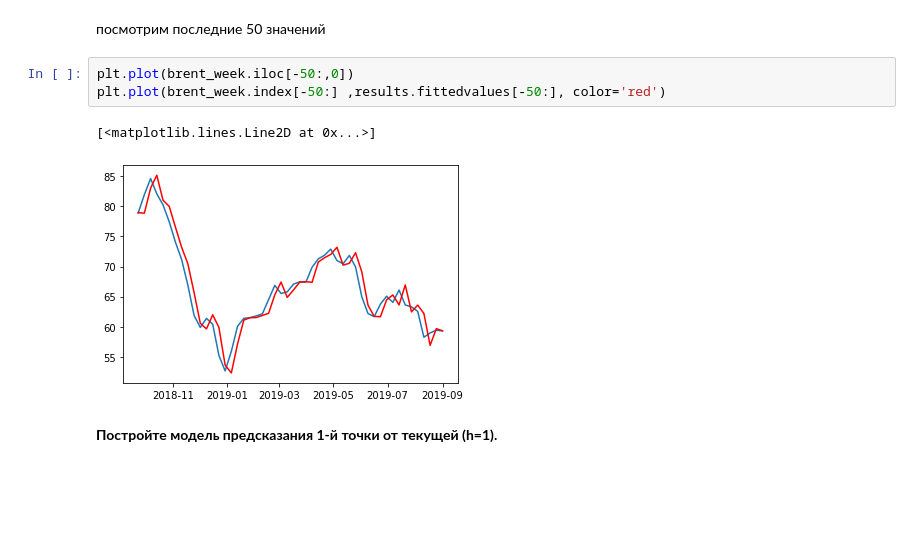
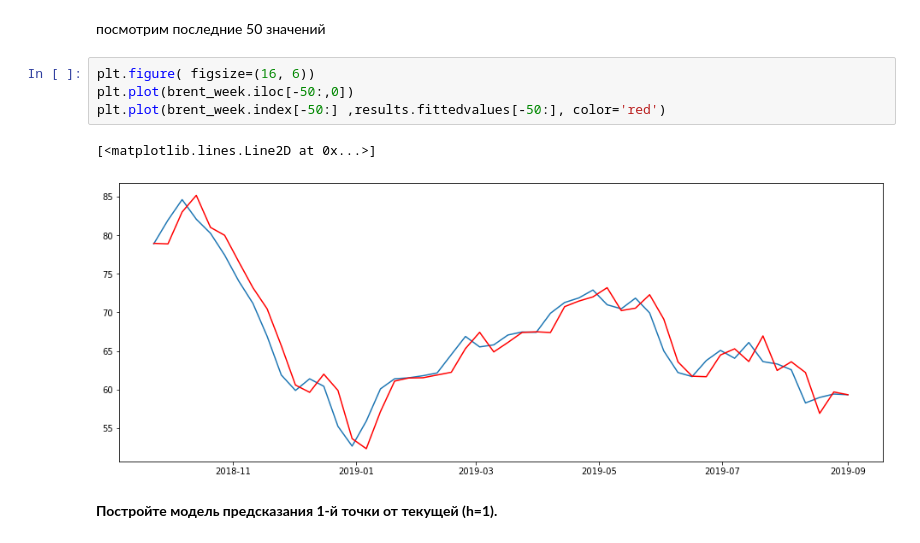
Before and after one commit to aldalinde/Time_series, a Jupyter notebook: lesson_05.ipynb, the cells around one changed output. Saved outputs shown, nothing was run; the diff lists cells and outputs as text; blank space fills up the shorter version.

```diff
--- a/lesson_05.ipynb
+++ b/lesson_05.ipynb
@@ -324,11 +321,12 @@ mape_arima
 # %% [markdown]
 посмотрим последние 50 значений
 # %%
+plt.figure( figsize=(16, 6))
 plt.plot(brent_week.iloc[-50:,0])
 plt.plot(brent_week.index[-50:] ,results.fittedvalues[-50:], color='red')
 # %% [output]
 [<matplotlib.lines.Line2D at 0x...>]
-[figure, old version]
+[figure, new version]
 # %% [markdown]
 **Постройте модель предсказания 1-й точки от текущей (h=1).**
 # %%
```
Also changed, not shown: parts of 32 cells of this notebook.
